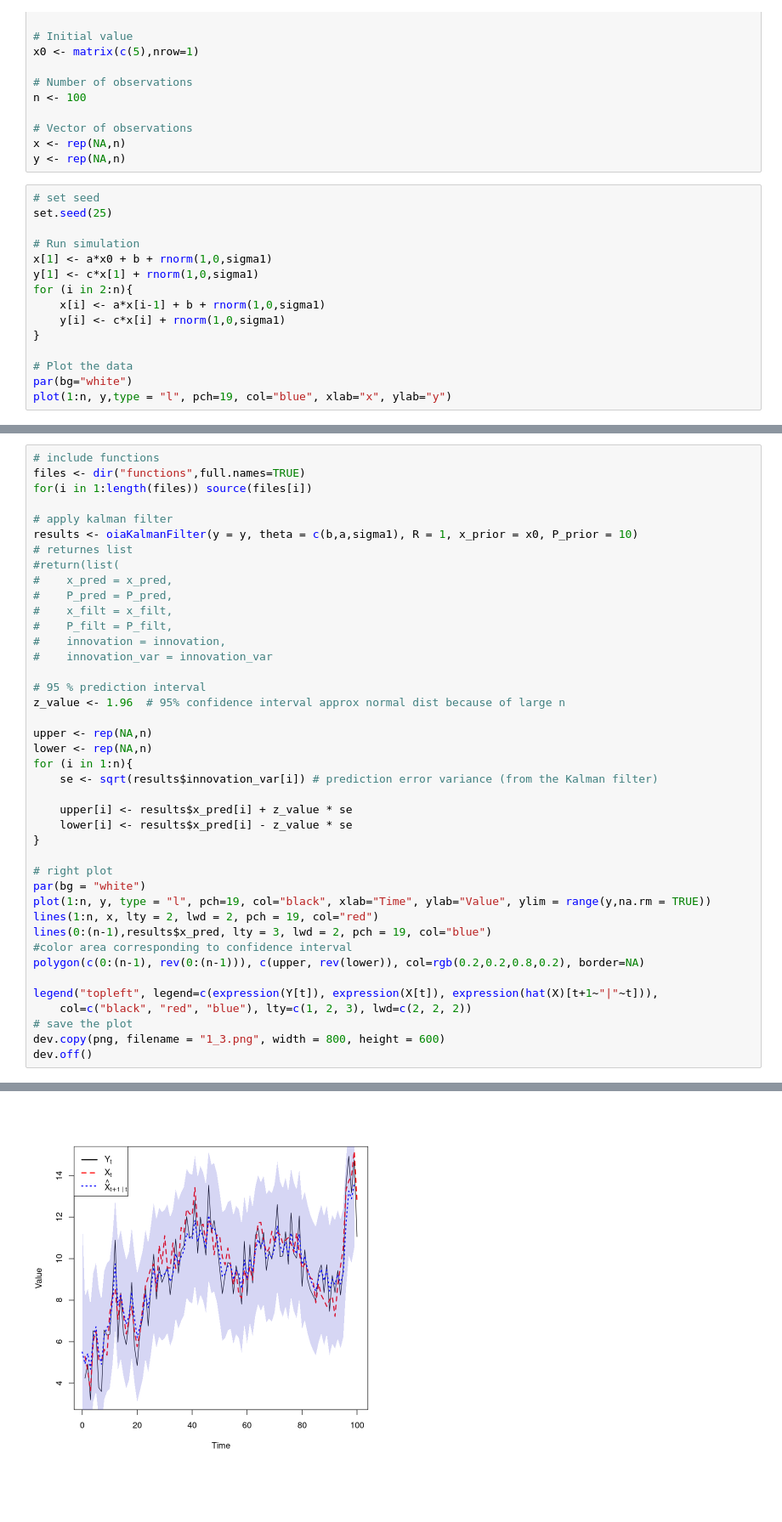
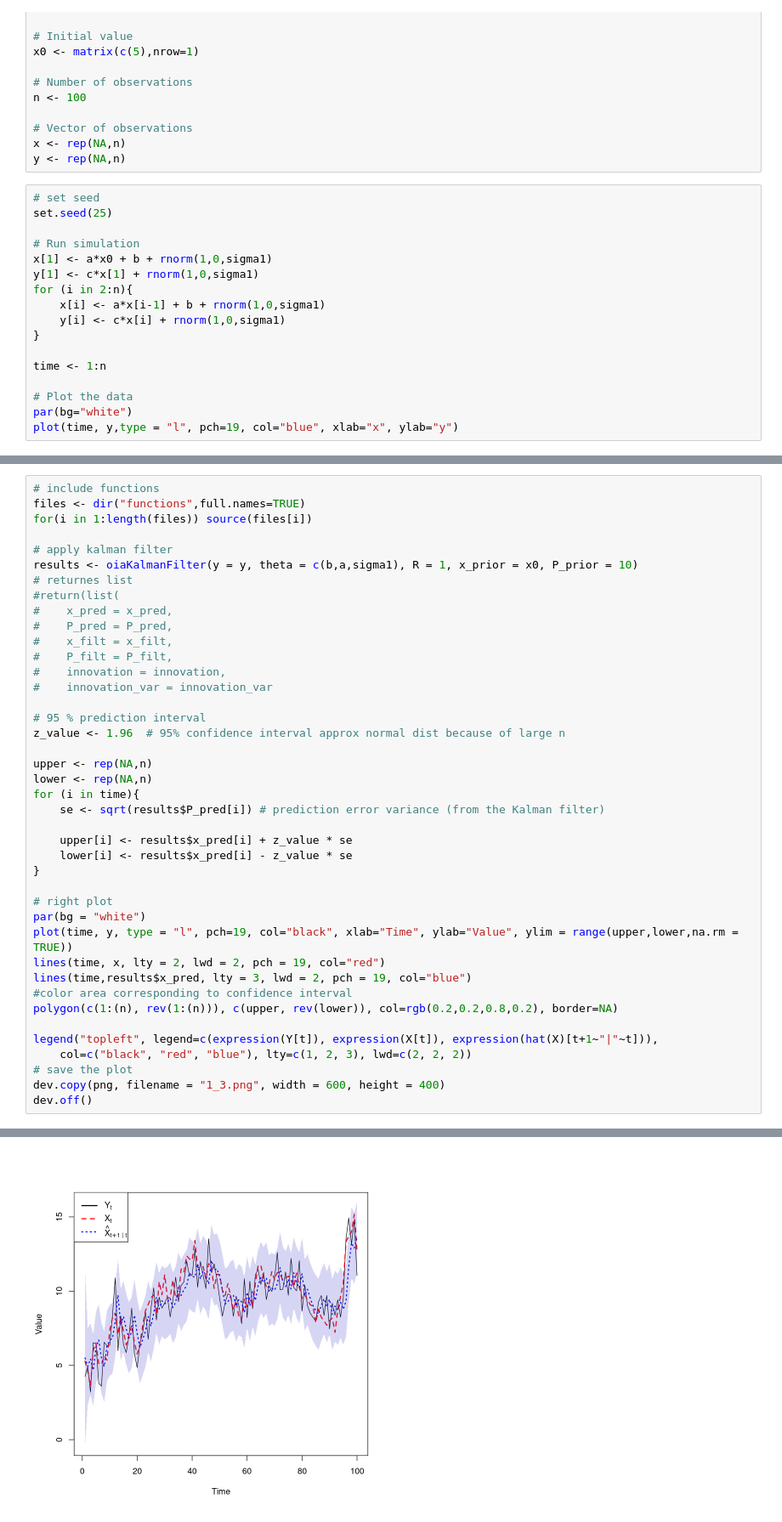
Before and after one commit to mathilderask/TimeSeriesAnalysis, a Jupyter notebook: Assignment4/opg1_oia.ipynb, the cells around one changed output, grey strips where cells are left out. Shown at 85% size. Cells and saved outputs as stored; diff of their text form; blank space fills up the shorter version.

```diff
--- a/Assignment4/opg1_oia.ipynb
+++ b/Assignment4/opg1_oia.ipynb
@@ -30,9 +30,11 @@ for (i in 2:n){
     y[i] <- c*x[i] + rnorm(1,0,sigma1)
 }
 
+time <- 1:n
+
 # Plot the data
 par(bg="white")
-plot(1:n, y,type = "l", pch=19, col="blue", xlab="x", ylab="y")
+plot(time, y,type = "l", pch=19, col="blue", xlab="x", ylab="y")
 # %% [output]
 [figure]
 # %%
@@ -90,38 +99,38 @@ results <- oiaKalmanFilter(y = y, theta = c(b,a,sigma1), R = 1, x_prior = x0, P_
 #    x_pred = x_pred,
 #    P_pred = P_pred,
 #    x_filt = x_filt,
 #    P_filt = P_filt,
 #    innovation = innovation,
 #    innovation_var = innovation_var
 
 # 95 % prediction interval
 z_value <- 1.96  # 95% confidence interval approx normal dist because of large n
 
 upper <- rep(NA,n)
 lower <- rep(NA,n)
-for (i in 1:n){
-    se <- sqrt(results$innovation_var[i]) # prediction error variance (from the Kalman filter)
+for (i in time){
+    se <- sqrt(results$P_pred[i]) # prediction error variance (from the Kalman filter)
 
     upper[i] <- results$x_pred[i] + z_value * se
     lower[i] <- results$x_pred[i] - z_value * se
 }
 
 # right plot
 par(bg = "white")
-plot(1:n, y, type = "l", pch=19, col="black", xlab="Time", ylab="Value", ylim = range(y,na.rm = TRUE))
-lines(1:n, x, lty = 2, lwd = 2, pch = 19, col="red")
-lines(0:(n-1),results$x_pred, lty = 3, lwd = 2, pch = 19, col="blue")
+plot(time, y, type = "l", pch=19, col="black", xlab="Time", ylab="Value", ylim = range(upper,lower,na.rm = TRUE))
+lines(time, x, lty = 2, lwd = 2, pch = 19, col="red")
+lines(time,results$x_pred, lty = 3, lwd = 2, pch = 19, col="blue")
 #color area corresponding to confidence interval
-polygon(c(0:(n-1), rev(0:(n-1))), c(upper, rev(lower)), col=rgb(0.2,0.2,0.8,0.2), border=NA)
+polygon(c(1:(n), rev(1:(n))), c(upper, rev(lower)), col=rgb(0.2,0.2,0.8,0.2), border=NA)
 
 legend("topleft", legend=c(expression(Y[t]), expression(X[t]), expression(hat(X)[t+1~"|"~t])),
     col=c("black", "red", "blue"), lty=c(1, 2, 3), lwd=c(2, 2, 2))
 # save the plot
-dev.copy(png, filename = "1_3.png", width = 800, height = 600)
+dev.copy(png, filename = "1_3.png", width = 600, height = 400)
 dev.off()
 # %% [output]
 png
   3
 pdf
   2
-[figure, old version]
+[figure, new version]
```
Also changed, not shown: parts of 3 cells of this notebook, 4 other files.
